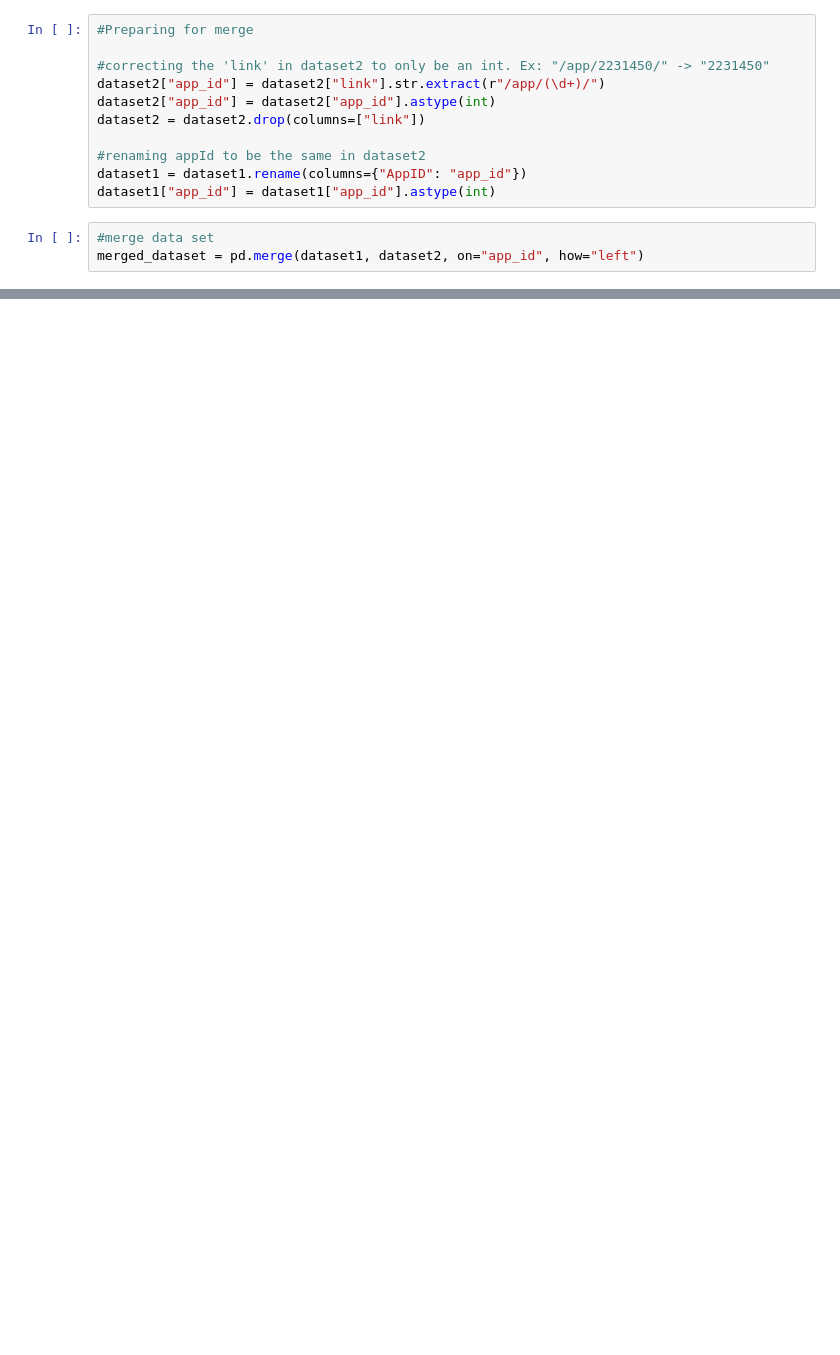
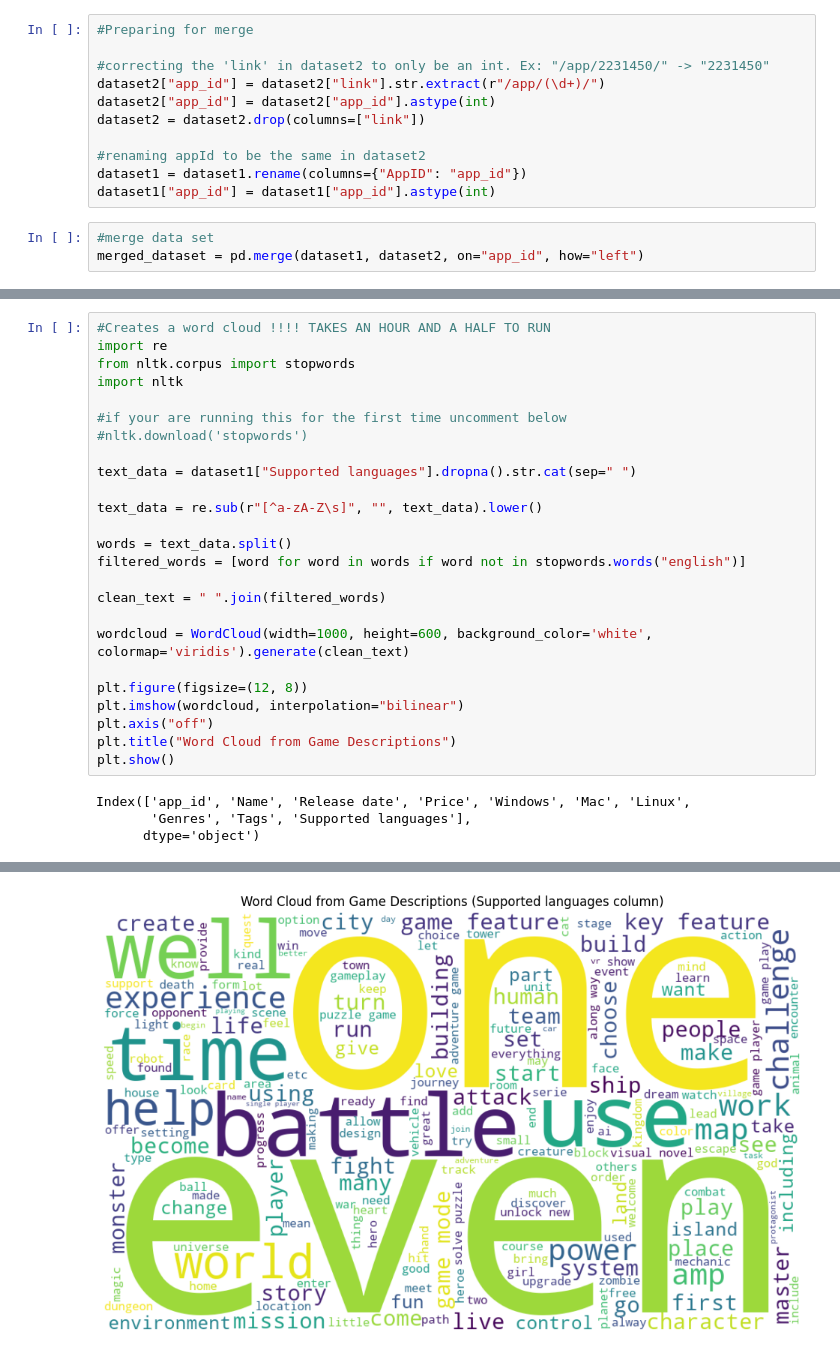
Before and after one commit to RyFranco/SteamMoney, a Jupyter notebook: notebooks/ryan_test.ipynb, the cells around one changed output, grey strips where cells are left out. Drawn from its saved outputs; the diff is of its cells as text; blank space fills up the shorter version.

```diff
--- a/notebooks/ryan_test.ipynb
+++ b/notebooks/ryan_test.ipynb
@@ -115,0 +139,29 @@ plt.show()
+# %%
+#Creates a word cloud !!!! TAKES AN HOUR AND A HALF TO RUN
+import re
+from nltk.corpus import stopwords
+import nltk
+
+#if your are running this for the first time uncomment below
+#nltk.download('stopwords')
+
+text_data = dataset1["Supported languages"].dropna().str.cat(sep=" ")
+
+text_data = re.sub(r"[^a-zA-Z\s]", "", text_data).lower()
+
+words = text_data.split()
+filtered_words = [word for word in words if word not in stopwords.words("english")]
+
+clean_text = " ".join(filtered_words)
+
+wordcloud = WordCloud(width=1000, height=600, background_color='white', colormap='viridis').generate(clean_text)
+
+plt.figure(figsize=(12, 8))
+plt.imshow(wordcloud, interpolation="bilinear")
+plt.axis("off")
+plt.title("Word Cloud from Game Descriptions")
+plt.show()
+# %% [output]
+Index(['app_id', 'Name', 'Release date', 'Price', 'Windows', 'Mac', 'Linux',
+       'Genres', 'Tags', 'Supported languages'],
+      dtype='object')
@@ -116 +171,2 @@ plt.show()
+[figure, added]
 # %%
```
Also changed, not shown: parts of 9 cells of this notebook, 2 other files.
